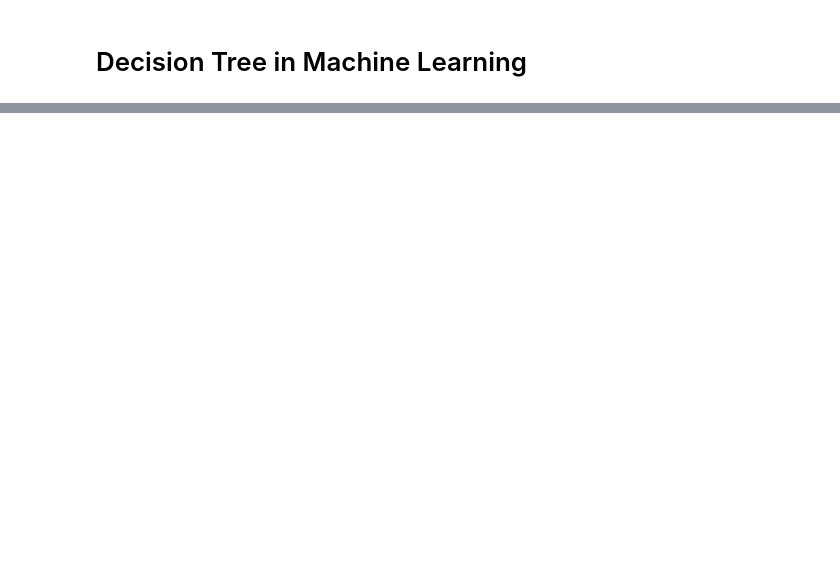
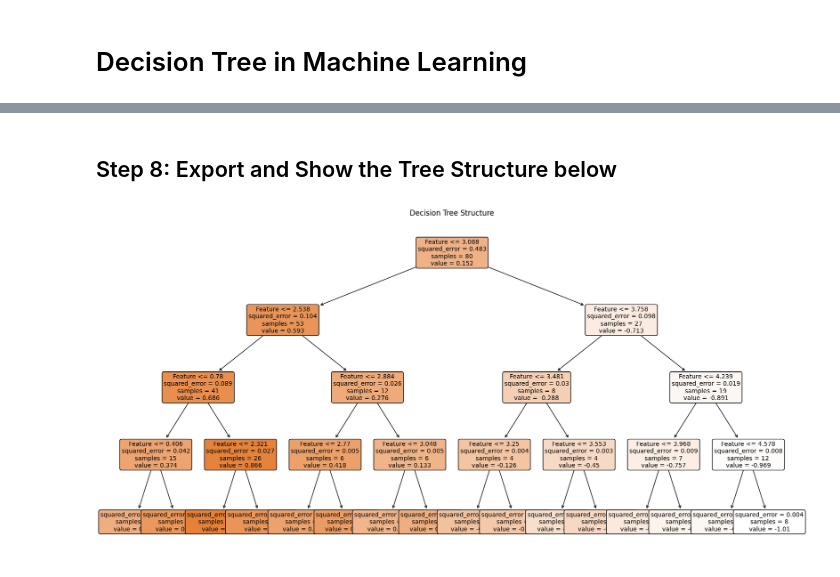
Before and after one commit to itsluckysharma01/Python-from-START, a Jupyter notebook: G03_Decision_Tree_in_Machine_Learning(Supervised).ipynb, the cells around one changed output, grey strips where cells are left out. Saved outputs shown, nothing was run; the diff lists cells and outputs as text; code cells hidden in the pictures; blank space fills up the shorter version.

Commit message:
Decisstion Tree algo

```diff
--- a/G03_Decision_Tree_in_Machine_Learning(Supervised).ipynb
+++ b/G03_Decision_Tree_in_Machine_Learning(Supervised).ipynb
@@ -43,0 +230,11 @@ If the person’s income is greater than $50,000, ask: "Is the person’s age ab
+# %%
+np.random.seed(42)
+X = np.sort(5 * np.random.rand(100, 1), axis=0)
+y = np.sin(X).ravel() + np.random.normal(0, 0.1, X.shape[0])
+
+plt.scatter(X, y, color='red', label='Data')
+plt.title("Synthetic Dataset")
+plt.xlabel("Feature")
+plt.ylabel("Target")
+plt.legend()
+plt.show()
@@ -43,0 +245,2 @@ If the person’s income is greater than $50,000, ask: "Is the person’s age ab
+# %%
+X_train, X_test, y_train, y_test = train_test_split(X, y, test_size=0.2, random_state=42)
@@ -43,0 +249,2 @@ If the person’s income is greater than $50,000, ask: "Is the person’s age ab
+# %%
+model = DecisionTreeRegressor(max_depth=4, random_state=42)
@@ -43,0 +253,2 @@ If the person’s income is greater than $50,000, ask: "Is the person’s age ab
+# %%
+model.fit(X_train, y_train)
@@ -43,0 +282,17 @@ If the person’s income is greater than $50,000, ask: "Is the person’s age ab
+# %% [markdown]
+## Step 8: Export and Show the Tree Structure below
+# %%
+from sklearn.tree import plot_tree
+
+plt.figure(figsize=(20, 10))
+plot_tree(
+    model,
+    feature_names=["Feature"],
+    filled=True,
+    rounded=True,
+    fontsize=10
+)
+plt.title("Decision Tree Structure")
+plt.show()
+# %% [output]
+[figure, added]
```
Also changed, not shown: parts of 33 cells of this notebook.
